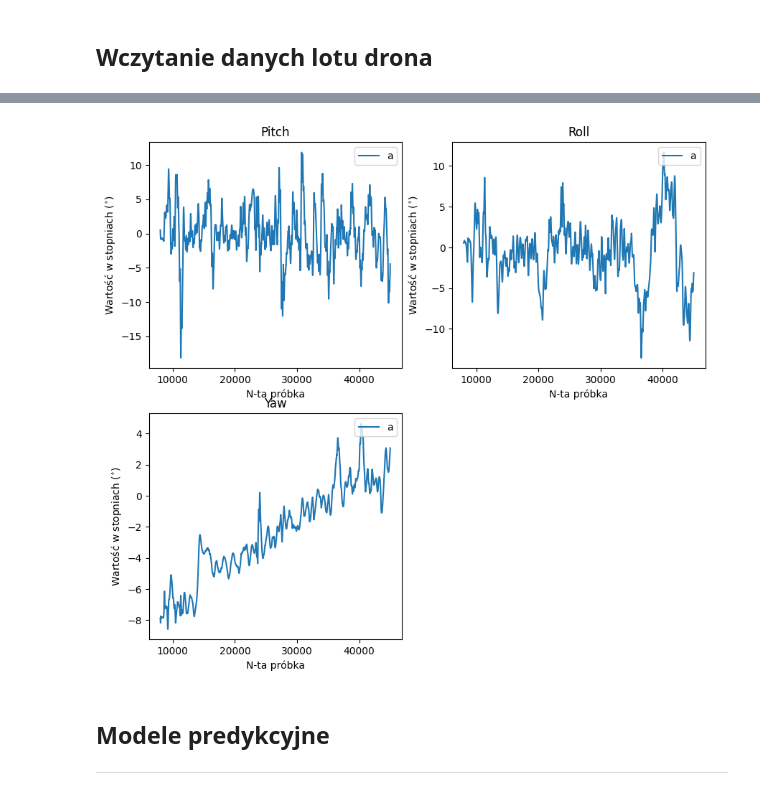
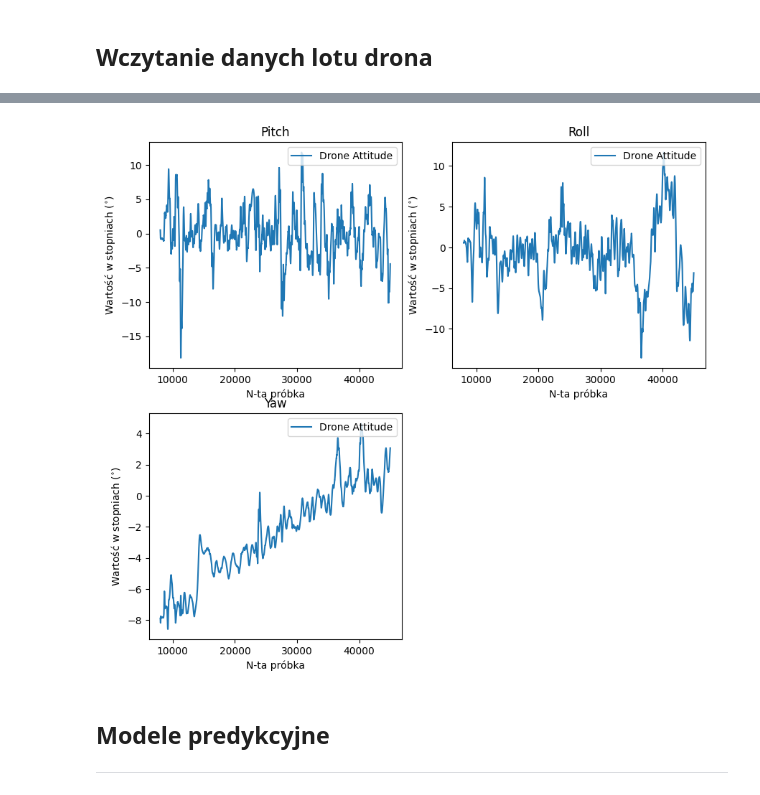
Before and after one commit to BezdzietnyAntoni/QuaternionPredictionAR, a Jupyter notebook: DroneMerged.ipynb, the cells around one changed output, grey strips where cells are left out. Drawn from its saved outputs; the diff is of its cells as text; code cells hidden in the pictures.

```diff
--- a/DroneMerged.ipynb
+++ b/DroneMerged.ipynb
@@ -23,19 +24,19 @@ Warning: unknown file version. Will attempt to read it anyway
 # %%
 start_time = 8e3
 end_time   = 45e3
 
 # Config interpolation
 dt = 2      # Delta time in ms
 degree = 3  # Spline degree
 
 # Post resampling time
 it_t = np.arange(start_time, end_time, dt)
 attitude = qu.splineInterpolation(attitude, attitude_time, it_t, degree)
 attitude_time = it_t
 
-qv.display_quat_as_euler([attitude], [attitude_time], ['a'])
+qv.display_quat_as_euler([attitude], [attitude_time], ['Drone Attitude'])
 # %% [output]
-[figure, old version]
+[figure, new version]
 # %% [markdown]
 ## Modele predykcyjne
 ---
```
Also changed, not shown: parts of 9 cells of this notebook, 4 other files.
